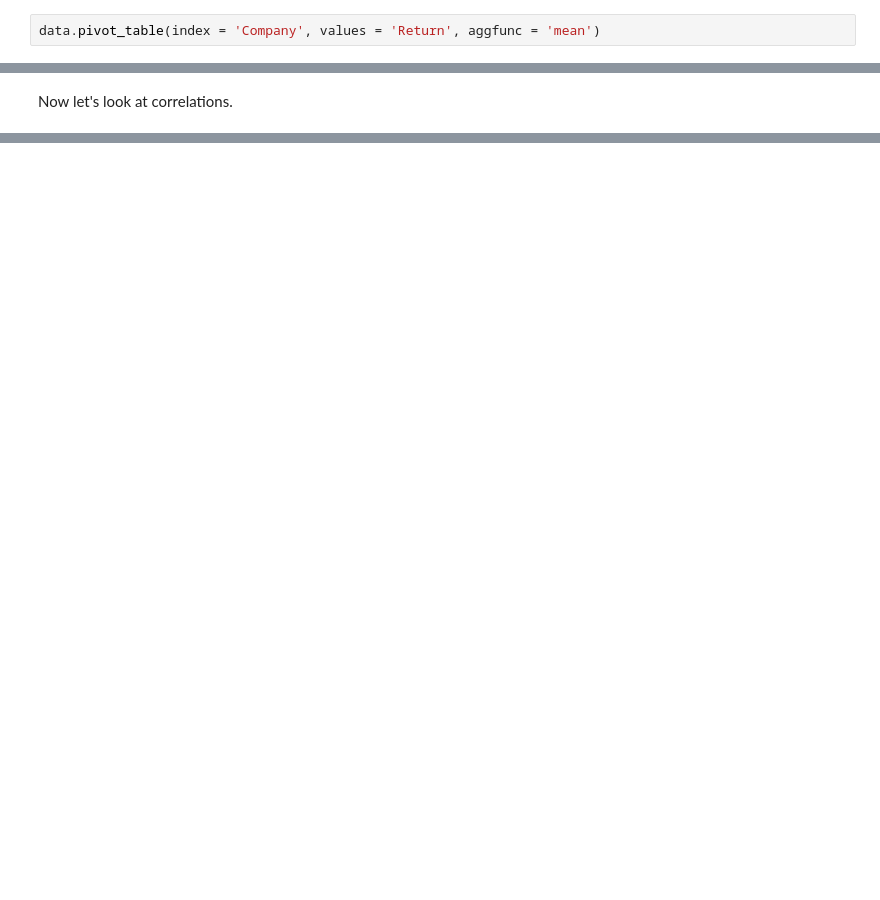
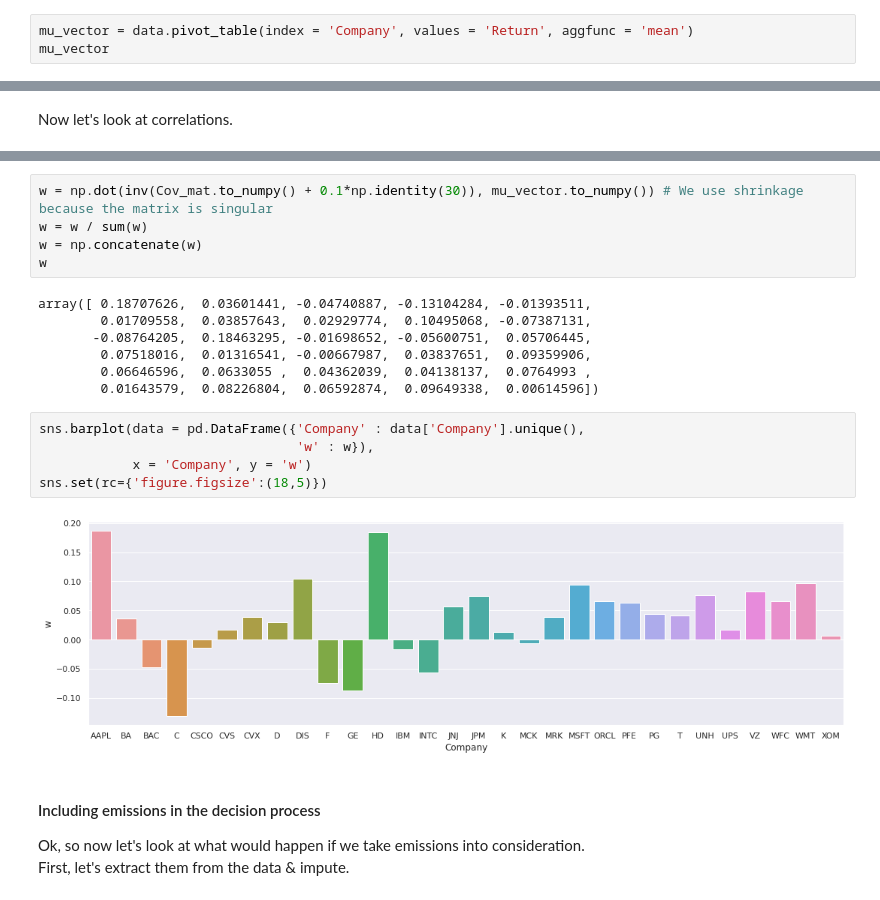
Before and after one commit to shokru/carbon_emissions, a Jupyter notebook: carbon_portfolios.ipynb, the cells around one changed output, grey strips where cells are left out. Drawn from its saved outputs; the diff is of its cells as text; blank space fills up the shorter version.

```diff
--- a/carbon_portfolios.ipynb
+++ b/carbon_portfolios.ipynb
@@ -127,7 +147,8 @@ fig.show()
 Next, we turn to the financial performance of the stocks.
 We are shifting to the pecuniary part of our analysis.
 # %%
-data.pivot_table(index = 'Company', values = 'Return', aggfunc = 'mean')
+mu_vector = data.pivot_table(index = 'Company', values = 'Return', aggfunc = 'mean')
+mu_vector
 # %% [output]
 |  | Return |
 | Company |  |
@@ -160,0 +201,23 @@ sns.set(rc={'figure.figsize':(11,7)})
+# %%
+w = np.dot(inv(Cov_mat.to_numpy() + 0.1*np.identity(30)), mu_vector.to_numpy()) # We use shrinkage because the matrix is singular
+w = w / sum(w)
+w = np.concatenate(w)
+w
+# %% [output]
+array([ 0.18707626,  0.03601441, -0.04740887, -0.13104284, -0.01393511,
+        0.01709558,  0.03857643,  0.02929774,  0.10495068, -0.07387131,
+       -0.08764205,  0.18463295, -0.01698652, -0.05600751,  0.05706445,
+        0.07518016,  0.01316541, -0.00667987,  0.03837651,  0.09359906,
+        0.06646596,  0.0633055 ,  0.04362039,  0.04138137,  0.0764993 ,
+        0.01643579,  0.08226804,  0.06592874,  0.09649338,  0.00614596])
+# %%
+sns.barplot(data = pd.DataFrame({'Company' : data['Company'].unique(),
+                                 'w' : w}),
+            x = 'Company', y = 'w')
+sns.set(rc={'figure.figsize':(18,5)})
+# %% [output]
+[figure, added]
+# %% [markdown]
+#### Including emissions in the decision process
+Ok, so now let's look at what would happen if we take emissions into consideration.
+First, let's extract them from the data & impute.
```
Also changed, not shown: parts of 25 cells of this notebook.
